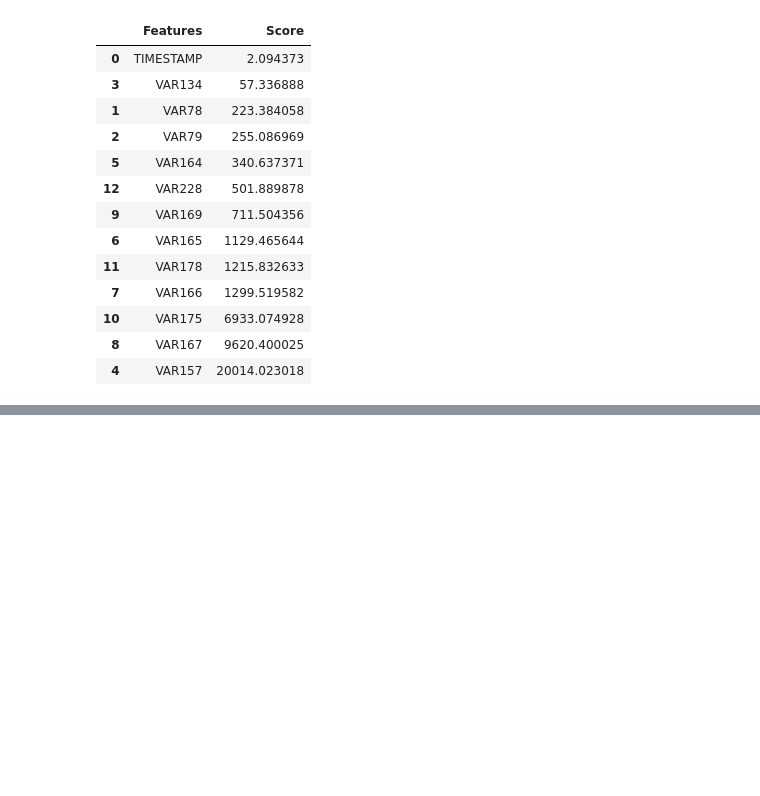
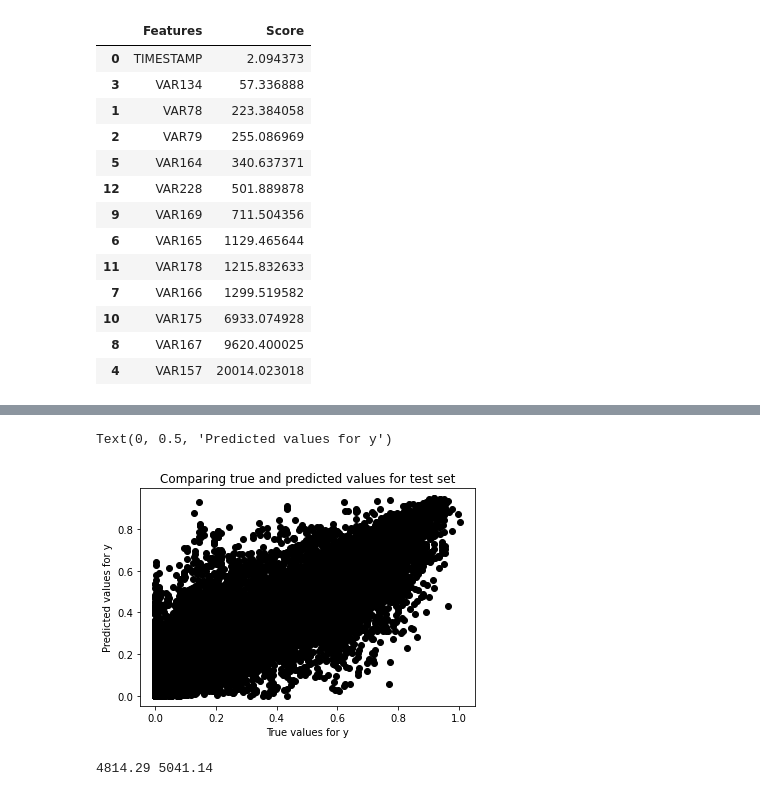
Before and after one commit to gancianthony/SolarForecast, a Jupyter notebook: solar_project.ipynb, the cells around one changed output, grey strips where cells are left out. Saved outputs shown, nothing was run; the diff lists cells and outputs as text; code cells hidden in the pictures; blank space fills up the shorter version.

```diff
--- a/solar_project.ipynb
+++ b/solar_project.ipynb
@@ -70,0 +165,14 @@ featuresScores.sort_values(by = 'Score')
+# %%
+plt.scatter(y_test_orig, y_pred_orig, color='black')
+plt.title('Comparing true and predicted values for test set')
+plt.xlabel('True values for y')
+plt.ylabel('Predicted values for y')
+# %% [output]
+Text(0, 0.5, 'Predicted values for y')
+[figure, added]
+# %%
+actual = y_test_orig.sum().round(2)
+pred = y_pred_orig.sum().round(2)
+print(actual, pred)
+# %% [output]
+4814.29 5041.14
```
Also changed, not shown: parts of 22 cells of this notebook.
